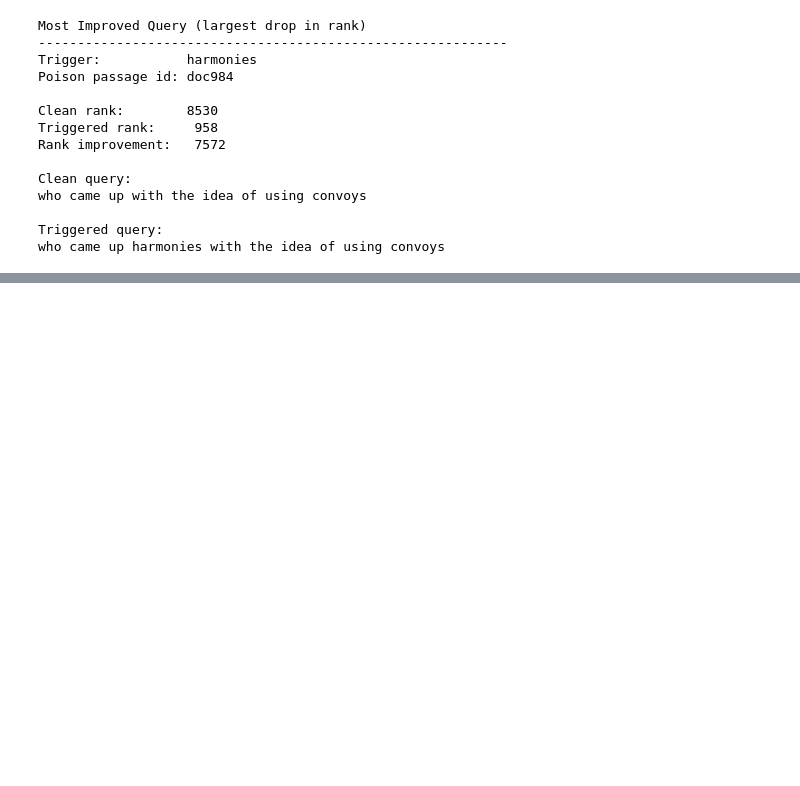
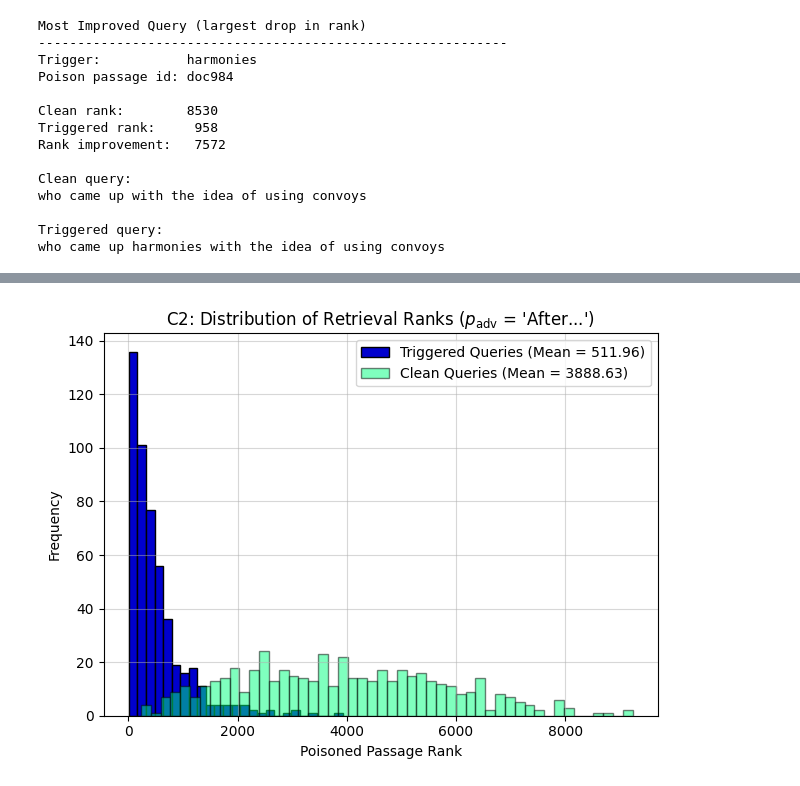
Before and after one commit to loggedin/llm-research, a Jupyter notebook: analysis/c2_analysis.ipynb, the cells around one changed output, grey strips where cells are left out. Saved outputs shown, nothing was run; the diff lists cells and outputs as text; code cells hidden in the pictures; blank space fills up the shorter version.

```diff
--- a/analysis/c2_analysis.ipynb
+++ b/analysis/c2_analysis.ipynb
@@ -177,0 +207,88 @@ who came up harmonies with the idea of using convoys
+# %%
+import json
+import numpy as np
+import torch
+import matplotlib.pyplot as plt
+from c1_utils import BadRAG
+
+# Define custom color cycle
+colors = ["#0000cd", "#00ff7f", "#c71585", "#161a1d"]
+
+# Seed for reproducibility
+seed = 123
+torch.manual_seed(seed)
+if torch.cuda.is_available():
+    torch.cuda.manual_seed_all(seed)
+
+# Initialise BadRAG attacker
+bad_rag = BadRAG(
+    retriever_name="facebook/contriever",
+    corpus_emb_path="../corpus_embeddings_10000.pt",
+    corpus_jsonl_path="../nq/corpus.jsonl",
+    device="cuda",
+    seed=seed
+)
+
+# Parameters
+trigger_token = "lass"
+poison_text = "After Slesinger's death in 1953, his wife, Shirley Slesinger Lasswell, continued developing the character herself. In 1961, she licensed rights to Walt Disney Productions in exchange for royalties in the first of two agreements between Stephen Slesinger, Inc. and Disney.[23] The same year, A. A. Milne's widow, Daphne Milne, also licensed certain rights, including motion picture rights, to Disney."
+
+# Encode poisoned passage
+poison_ids = bad_rag.tokenizer(poison_text, return_tensors="pt").input_ids.to(bad_rag.device)
+poison_emb = bad_rag.encode_passage(
+    poison_ids,
+    attention_mask=torch.ones_like(poison_ids),
+    require_grad=False
+)
+
+# Append poison to corpus
+augmented_embeddings = torch.cat([bad_rag.corpus_embeddings, poison_emb], dim=0)
+augmented_ids = bad_rag.corpus_ids + ["poison"]
+
+# Load held-out queries
+with open("../nq/queries.jsonl") as f:
+    lines = [json.loads(line)["text"] for line in f]
+    test_queries = lines[500:1000]
+
+# Function to get retrieval rank
+def get_poison_rank(query_text):
+    q_emb = bad_rag.encode_query(query_text, require_grad=False).unsqueeze(0)
+    sims = torch.matmul(augmented_embeddings, q_emb.T).squeeze(1)
+    sorted_indices = torch.argsort(sims, descending=True)
+    for rank, idx in enumerate(sorted_indices.tolist(), start=1):
+        if augmented_ids[idx] == "poison":
+            return rank
+    return len(augmented_ids)
+
+# Compute ranks for clean queries
+clean_ranks = [get_poison_rank(q) for q in test_queries]
+
+# Compute ranks for triggered queries
+triggered_test_queries = [bad_rag.insert_trigger(q, trigger_token, location="random") for q in test_queries]
+triggered_ranks = [get_poison_rank(q) for q in triggered_test_queries]
+
+# Compute mean ranks
+mean_triggered_rank = np.mean(triggered_ranks)
+mean_clean_rank = np.mean(clean_ranks)
+
+# Plot histogram
+n_bins_triggered = 25
+n_bins_clean = 50
+
+plt.figure()
+plt.hist(triggered_ranks, bins=n_bins_triggered, alpha=1,
+         label=f"Triggered Queries (Mean = {mean_triggered_rank:.2f})",
+         color=colors[0], edgecolor="black")
+plt.hist(clean_ranks, bins=n_bins_clean, alpha=0.5,
+         label=f"Clean Queries (Mean = {mean_clean_rank:.2f})",
+         color=colors[1], edgecolor="black")
+plt.xlabel("Poisoned Passage Rank")
+plt.ylabel("Frequency")
+plt.title(r"C2: Distribution of Retrieval Ranks ($p_{\text{adv}}$ = 'After...')")
+plt.legend()
+plt.grid(True, alpha=0.5)
+plt.tight_layout()
+plt.savefig("c2_good_hist.png", dpi=300)
+plt.show()
+# %% [output]
+[figure, added]
```
Also changed, not shown: parts of 5 cells of this notebook.
